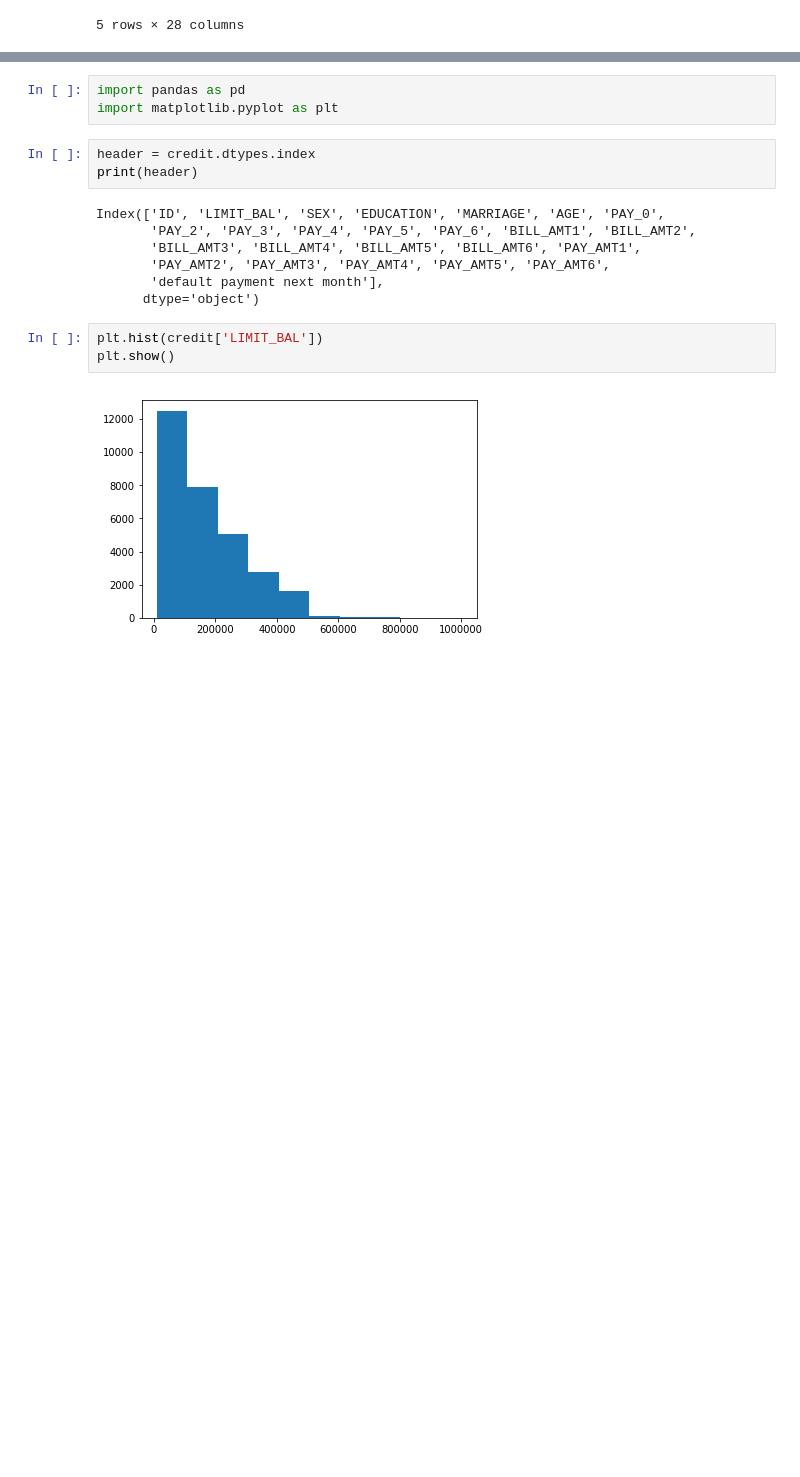
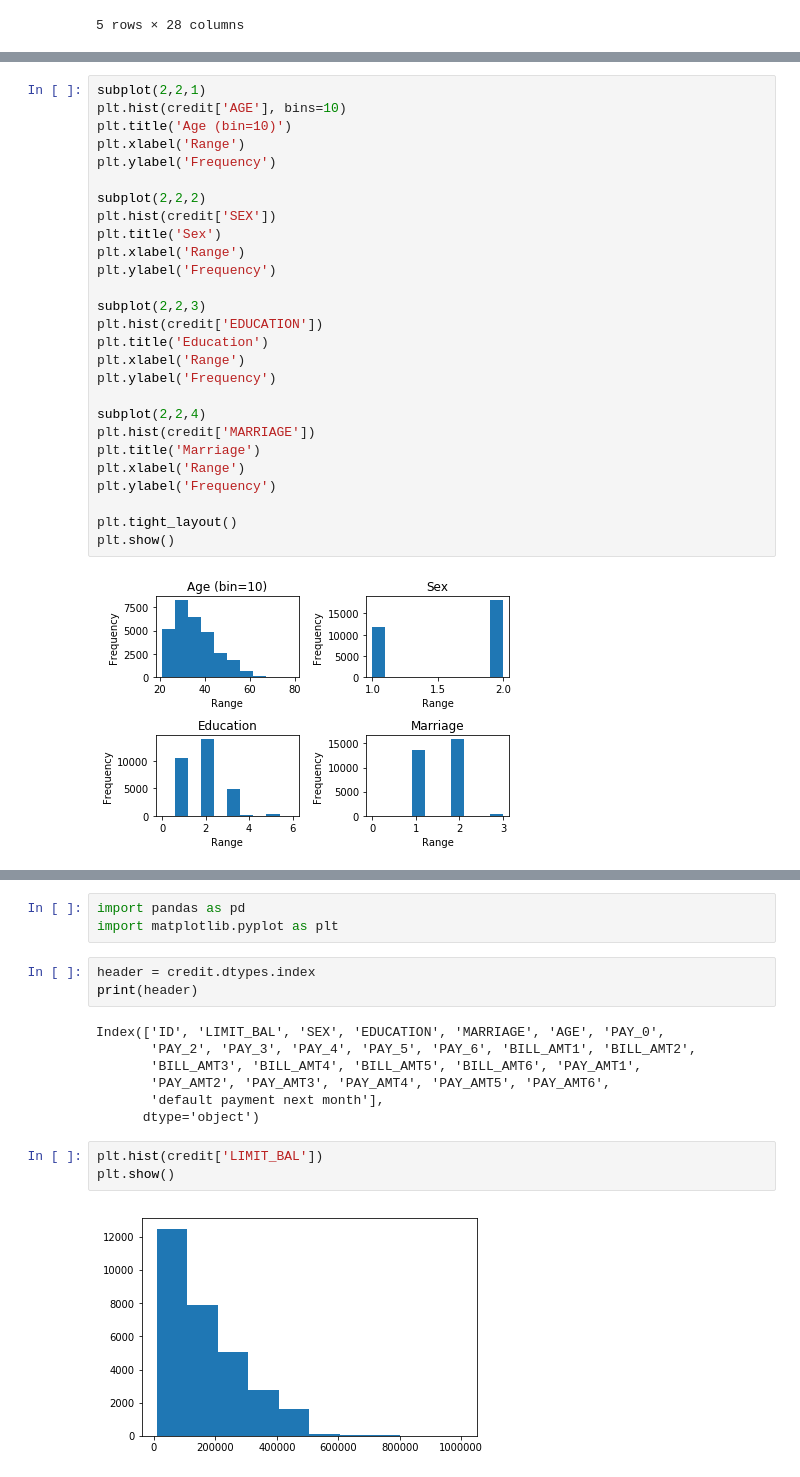
Before and after one commit to rsalaud/C5_T2, a Jupyter notebook: C5_T2.ipynb, the cells around one changed output, grey strips where cells are left out. Saved outputs shown, nothing was run; the diff lists cells and outputs as text; blank space fills up the shorter version.

```diff
--- a/C5_T2.ipynb
+++ b/C5_T2.ipynb
@@ -194,0 +292,29 @@ plt.show()
+# %%
+subplot(2,2,1)
+plt.hist(credit['AGE'], bins=10)
+plt.title('Age (bin=10)')
+plt.xlabel('Range')
+plt.ylabel('Frequency')
+
+subplot(2,2,2)
+plt.hist(credit['SEX'])
+plt.title('Sex')
+plt.xlabel('Range')
+plt.ylabel('Frequency')
+
+subplot(2,2,3)
+plt.hist(credit['EDUCATION'])
+plt.title('Education')
+plt.xlabel('Range')
+plt.ylabel('Frequency')
+
+subplot(2,2,4)
+plt.hist(credit['MARRIAGE'])
+plt.title('Marriage')
+plt.xlabel('Range')
+plt.ylabel('Frequency')
+
+plt.tight_layout()
+plt.show()
+# %% [output]
+[figure, added]
```
Also changed, not shown: parts of 35 cells of this notebook.
